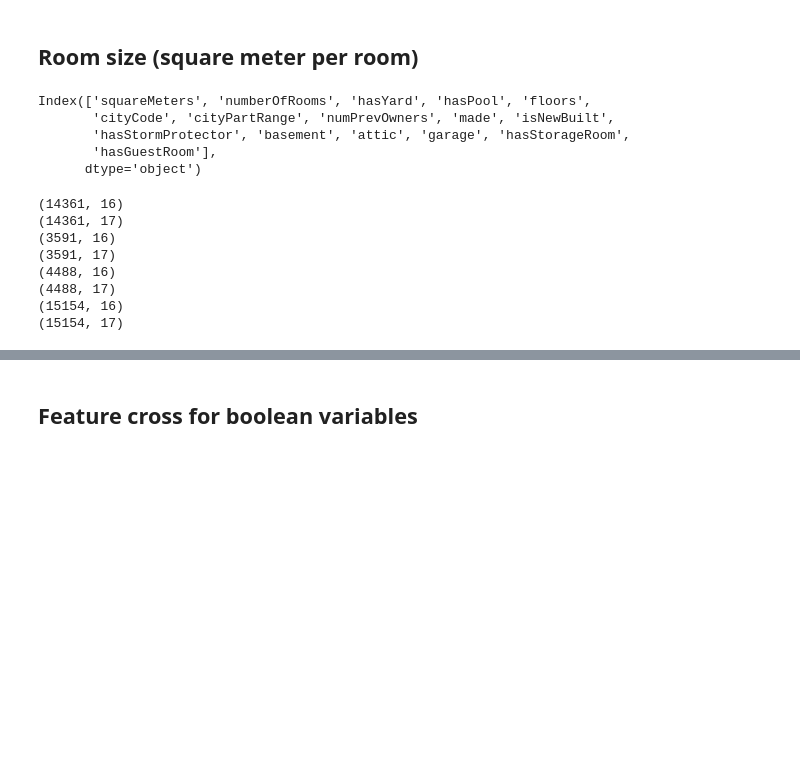
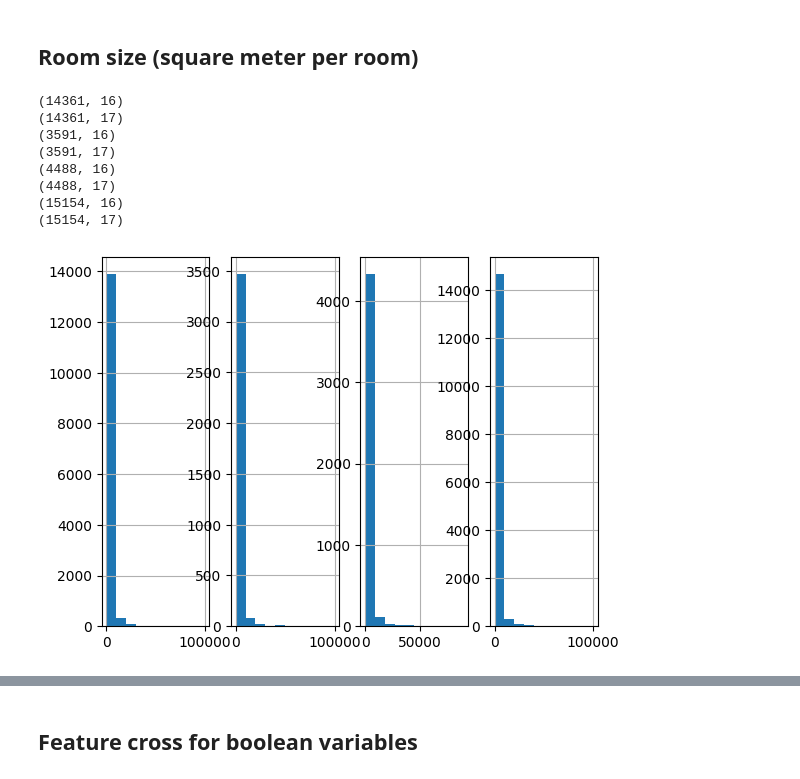
Before and after one commit to PashaIanko/Kaggle.ParisHousingPrices, a Jupyter notebook: 2_data_preparation.ipynb, the cells around one changed output, grey strips where cells are left out. Cells and saved outputs as stored; diff of their text form; code cells hidden in the pictures; blank space fills up the shorter version.

```diff
--- a/2_data_preparation.ipynb
+++ b/2_data_preparation.ipynb
@@ -32,7 +32,7 @@ FILES_LIST = [
     'model.py'
 ]
 GDRIVE_PATH = '/content/gdrive/MyDrive/'
-PREPROC_TRIAL = 3
+PREPROC_TRIAL = 4
 MODELS_TRIAL = 1
 COMPETITION_PATH = GDRIVE_PATH + 'ML/Competitions/10.ParisHousePrices/'
 # --------------------------------------------------
@@ -304,14 +304,6 @@ Ys = [Y_train, Y_val, Y_test, None]
 # Feature engineering
 # %% [markdown]
 ## Room size (square meter per room)
-# %%
-X_train.columns
-# %% [output]
-Index(['squareMeters', 'numberOfRooms', 'hasYard', 'hasPool', 'floors',
-       'cityCode', 'cityPartRange', 'numPrevOwners', 'made', 'isNewBuilt',
-       'hasStormProtector', 'basement', 'attic', 'garage', 'hasStorageRoom',
-       'hasGuestRoom'],
-      dtype='object')
 # %%
 f = 'squareMeterPerRoom'
 
@@ -332,3 +324,11 @@ for i, x in enumerate(Xs):
 (4488, 17)
 (15154, 16)
 (15154, 17)
+# %%
+_, ax = plt.subplots(1, 4)
+for i, x in enumerate(Xs):
+    x['squareMeterPerRoom'].hist(
+        ax=ax[i]
+    )
+# %% [output]
+[figure, added]
```
Also changed, not shown: parts of 25 cells of this notebook.
